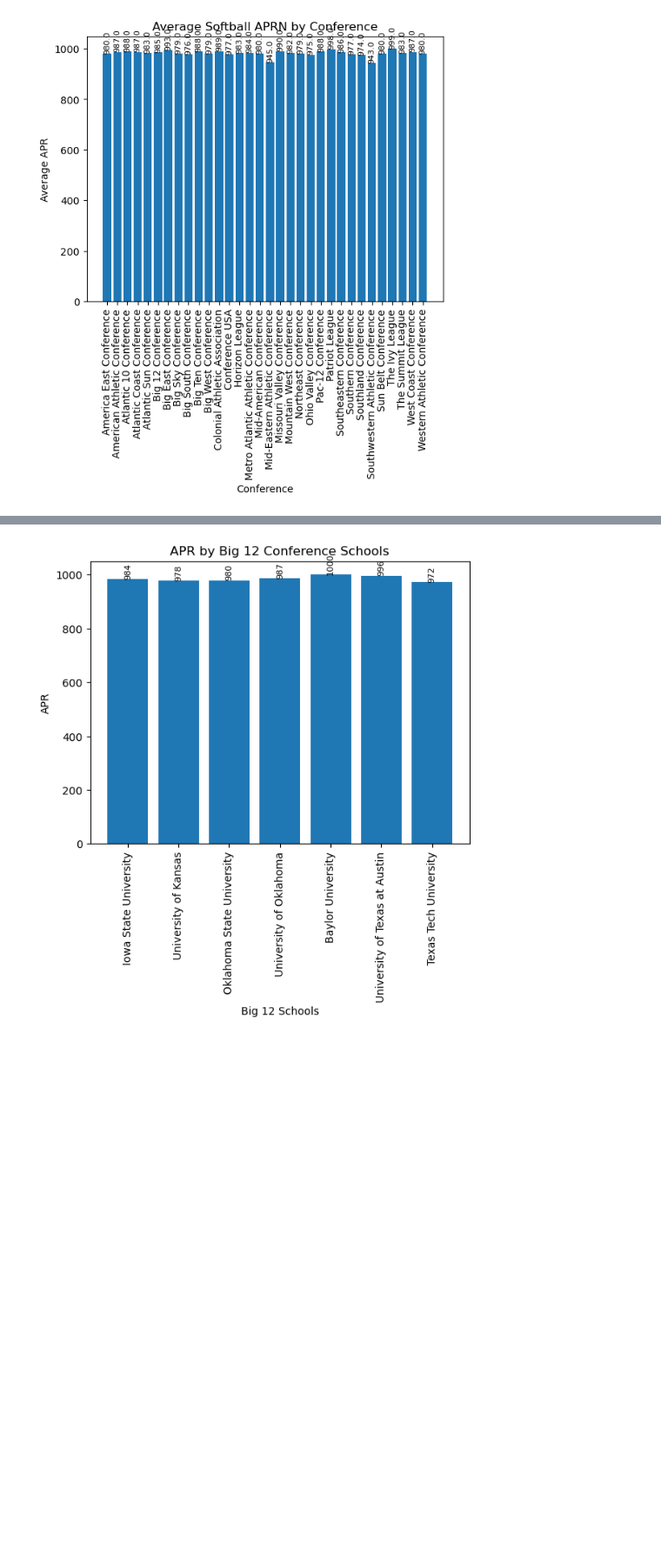
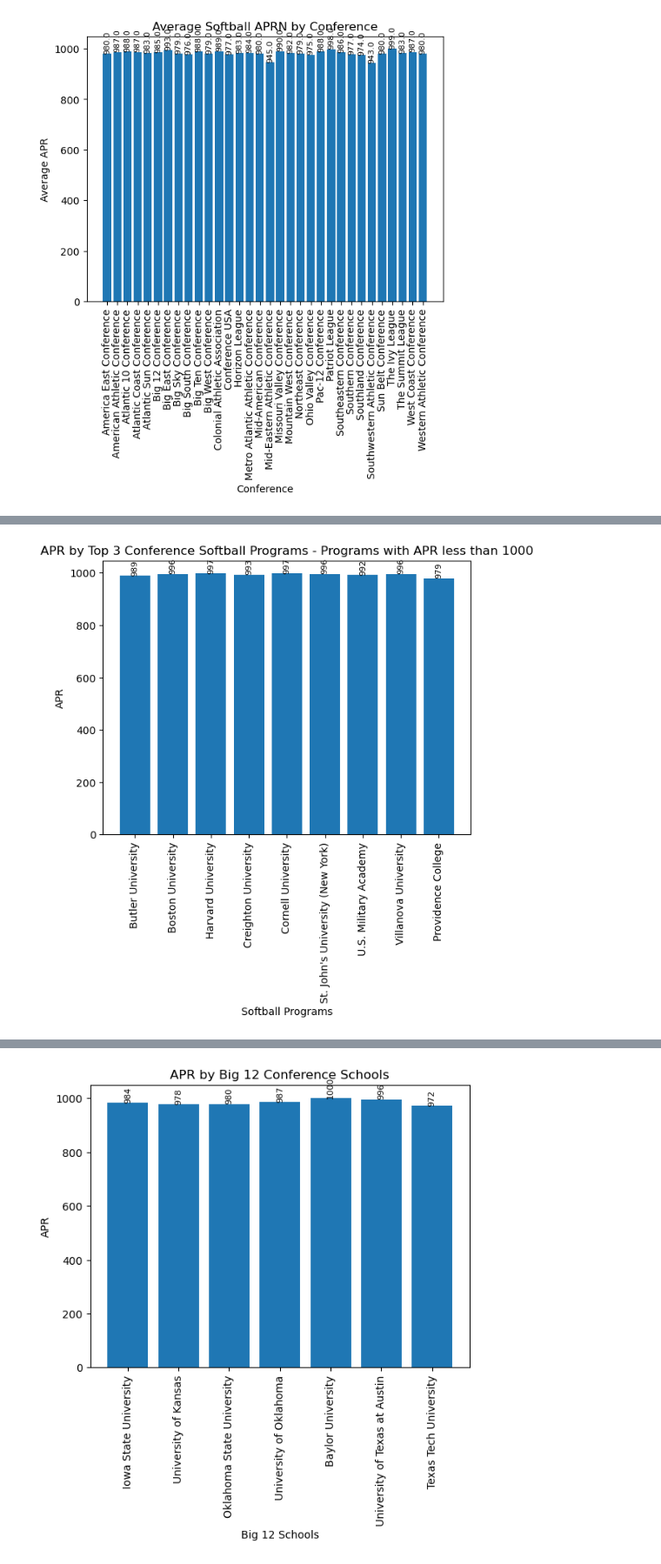
Before and after one commit to msmixj/Data-Analytics-Capstone, a Jupyter notebook: Data_Capstone_Project.ipynb, the cells around one changed output, grey strips where cells are left out. Shown at 87% size. Drawn from its saved outputs; the diff is of its cells as text; code cells hidden in the pictures; blank space fills up the shorter version.

```diff
--- a/Data_Capstone_Project.ipynb
+++ b/Data_Capstone_Project.ipynb
@@ -325,0 +420,5 @@ plt.show()
+# %%
+#Since we know the schools with an APR of 1000 have 100% retention and 100% eligibility, let's look into the eligibility and retention of the other schools.
+#Create the dataframe first
+lessthan1000 = top3conf_sb[(sb_data['FOURYEAR_SCORE'] < 1000)]
+print(lessthan1000)
@@ -325,0 +443,16 @@ plt.show()
+# %%
+#Create the bar plot
+fig, ax = plt.subplots()
+bars = ax.bar(lessthan1000['SCHOOL_NAME'], lessthan1000['FOURYEAR_SCORE'])
+plt.xlabel('Softball Programs')
+plt.ylabel('APR')
+plt.title('APR by Top 3 Conference Softball Programs - Programs with APR less than 1000')
+plt.xticks(rotation=90)
+
+#Add data values on top of the bars
+for bar in bars:
+    height = bar.get_height()
+    ax.text(bar.get_x() + bar.get_width() / 2, height, height, ha='center', va='bottom', rotation=90, fontsize=8)
+plt.show()
+# %% [output]
+[figure, added]
```
Also changed, not shown: parts of 23 cells of this notebook, 5 other files.
